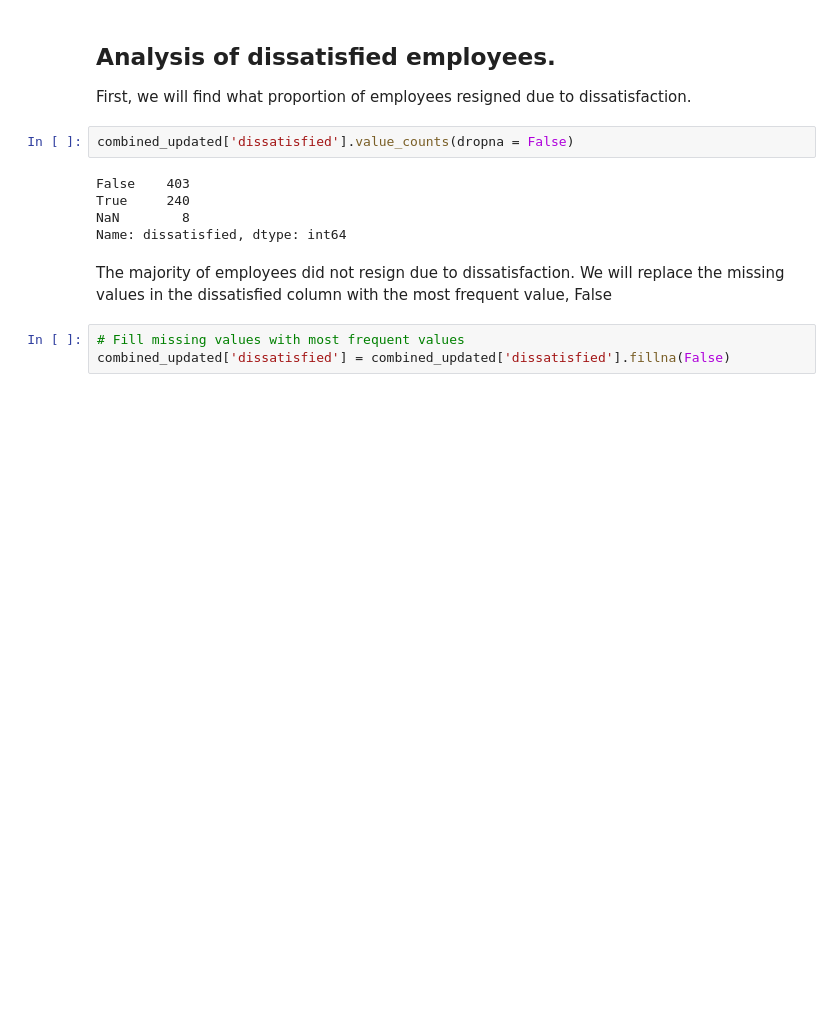
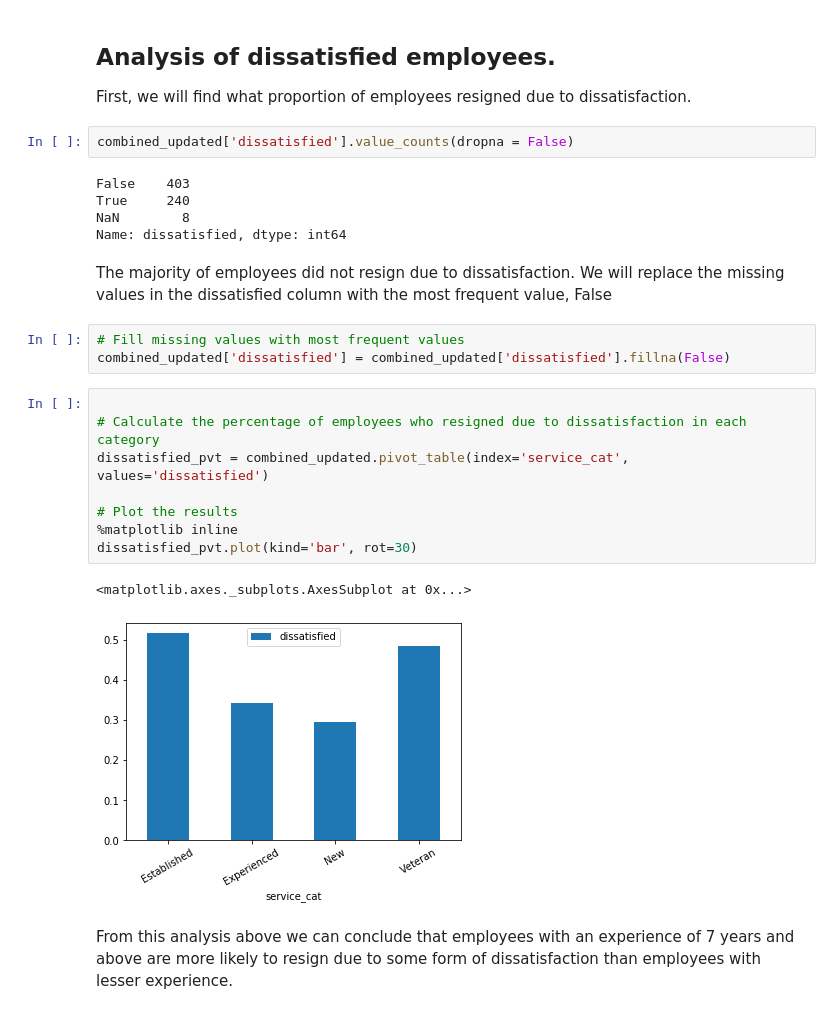
Before and after one commit to ipshitaRB/Analyze-Employee-Exit-Surveys, a Jupyter notebook: Analyze_Employee_Exit_Surveys.ipynb, the cells around one changed output. Drawn from its saved outputs; the diff is of its cells as text; blank space fills up the shorter version.

Commit message:
Add analysis based on pivot table

```diff
--- a/Analyze_Employee_Exit_Surveys.ipynb
+++ b/Analyze_Employee_Exit_Surveys.ipynb
@@ -730,3 +730,16 @@ The majority of employees did not resign due to dissatisfaction. We will replace
 # %%
 # Fill missing values with most frequent values
 combined_updated['dissatisfied'] = combined_updated['dissatisfied'].fillna(False)
+# %%
+
+# Calculate the percentage of employees who resigned due to dissatisfaction in each category
+dissatisfied_pvt = combined_updated.pivot_table(index='service_cat', values='dissatisfied')
+
+# Plot the results
+%matplotlib inline
+dissatisfied_pvt.plot(kind='bar', rot=30)
+# %% [output]
+<matplotlib.axes._subplots.AxesSubplot at 0x...>
+[figure, added]
+# %% [markdown]
+From this analysis above we can conclude that employees with an experience of 7 years and above are more likely to resign due to some form of dissatisfaction than employees with lesser experience.
```
